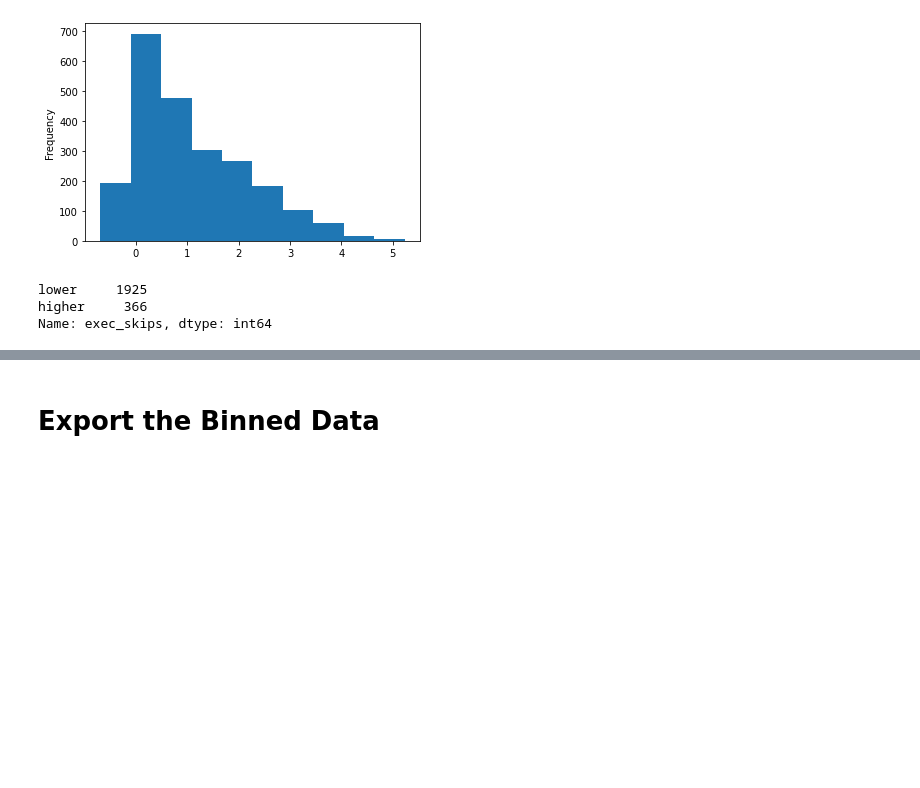
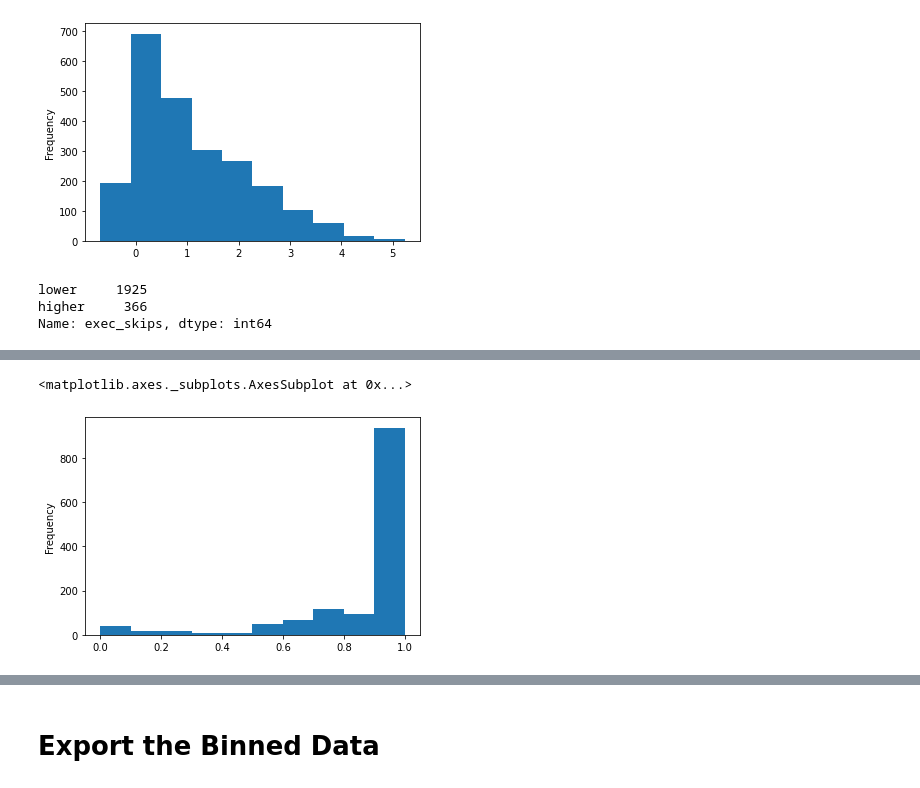
Before and after one commit to Isabel-Gan/quantifying-notebook-features, a Jupyter notebook: output/complete-runs/analysis/binning-data/all-data-binning.ipynb, the cells around one changed output, grey strips where cells are left out. Cells and saved outputs as stored; diff of their text form; code cells hidden in the pictures; blank space fills up the shorter version.

```diff
--- a/output/complete-runs/analysis/all-data-binning.ipynb
+++ b/output/complete-runs/analysis/binning-data/all-data-binning.ipynb
@@ -453,0 +554,9 @@ Name: exec_skips, dtype: int64
+# %%
+# create a copy of the jupyter_prop column
+no_md_jupyter_prop = no_md_quant_df['jupyter_prop'].copy()
+
+# plot the data
+no_md_jupyter_prop.plot(kind = 'hist')
+# %% [output]
+<matplotlib.axes._subplots.AxesSubplot at 0x...>
+[figure, added]
```
Also changed, not shown: parts of 43 cells of this notebook, 2 other files.
